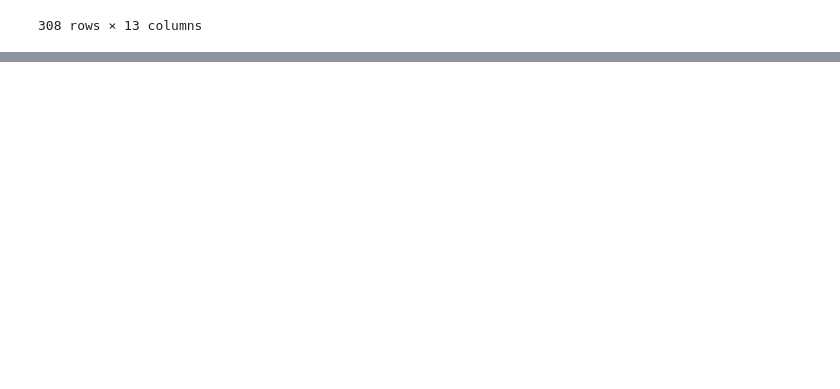
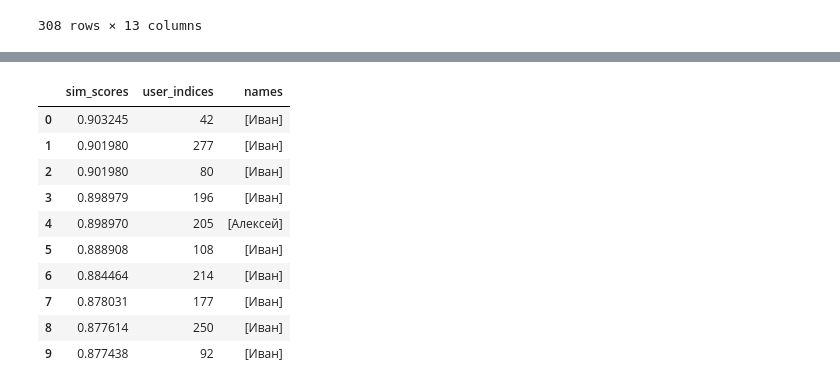
Before and after one commit to VladikTI/Emply, a Jupyter notebook: ml/nlp_project.ipynb, the cells around one changed output, grey strips where cells are left out. Cells and saved outputs as stored; diff of their text form; code cells hidden in the pictures; blank space fills up the shorter version.

Commit message:
Finished RecSys and cosine simmilarity

```diff
--- a/ml/nlp_project.ipynb
+++ b/ml/nlp_project.ipynb
@@ -212,0 +210,11 @@ print(text_similarity(X,y))
+# %%
+X = df.loc[0:306]
+y = df.iloc[[307]]#target
+# %%
+from sklearn.feature_extraction.text import CountVectorizer
+from sklearn.metrics.pairwise import cosine_similarity
+CV = CountVectorizer()
+cosine_matrix = CV.fit_transform(X['soup'])
+cosine_matrix2 = CV.transform(y['soup'])
+cosine_similarity = cosine_similarity(cosine_matrix, cosine_matrix2)
+cosine_similarity
@@ -212,0 +239,6 @@ print(text_similarity(X,y))
+# %%
+cosine_similarity = cosine_similarity.flatten()
+final_df = pd.DataFrame()
+final_df['names'] = X['Имя']
+final_df['similarities']=pd.Series(cosine_similarity)
+print(final_df.to_markdown())
@@ -213,26 +263,26 @@ print(text_similarity(X,y))
 # %%
 #Рекомендательная система
-indices = pd.Series(data.index, index = data['Имя'])
-print(indices)
-vectorizer = TfidfVectorizer()
-vector1 = vectorizer.fit_transform(X)
-vector2 = vectorizer.transform(y)
-similarity = linear_kernel(vector1, vector2)
-print(similarity)
-def get_recommendations(title, similarity, indices):
-    idx = indices[:13]
-    # Get the pairwsie similarity scores
-    sim_scores = list(enumerate(similarity[idx]))
-    # Sort the movies based on the similarity scores
-    sim_scores = sorted(sim_scores, reverse=True)
-    # Get the scores for 10 most similar movies
-    sim_scores = sim_scores[1:11]
-    # Get the movie indices
-    talk_indices = [i[0] for i in sim_scores]
-    # Return the top 10 most similar movies
-    return data['Имя'].iloc[talk_indices]
+ans= pd.DataFrame()
+indices = pd.Series(X.index, index=X['Имя']).drop_duplicates()
+def get_recommendations(y, cosine_sim=cosine_similarity):
 
 
-# Generate recommendations
-print(get_recommendations(y, similarity, indices))
+    sim_scores = list(enumerate(cosine_sim[indices]))
+
+    sim_scores = sorted(sim_scores, key=lambda x: x[1], reverse=True)
+
+    # Get the scores of the 10 most similar user forms
+    sim_scores = sim_scores[1:11]
+    ans = pd.DataFrame(sim_scores, columns=['indexes', 'sim_scores'])
+    ans = ans.drop('indexes', axis=1)
+
+    # Get the user indices
+    user_indices = [i[0] for i in sim_scores]
+    ans['user_indices'] = user_indices
+    ans['names'] = X['Имя'].iloc[user_indices].values
+
+    # Return the top 10 most similar forms
+    print('Топ 10 кандидатов:')
+    return ans
+get_recommendations(y, cosine_similarity)
 # %% [output]
@@ -255,0 +290,11 @@ Name: Имя, dtype: object
+|  | sim_scores | user_indices | names |
+| 0 | 0.903245 | 42 | [Иван] |
+| 1 | 0.901980 | 277 | [Иван] |
+| 2 | 0.901980 | 80 | [Иван] |
+| 3 | 0.898979 | 196 | [Иван] |
+| 4 | 0.898970 | 205 | [Алексей] |
+| 5 | 0.888908 | 108 | [Иван] |
+| 6 | 0.884464 | 214 | [Иван] |
+| 7 | 0.878031 | 177 | [Иван] |
+| 8 | 0.877614 | 250 | [Иван] |
+| 9 | 0.877438 | 92 | [Иван] |
```
Also changed, not shown: parts of 10 cells of this notebook.
